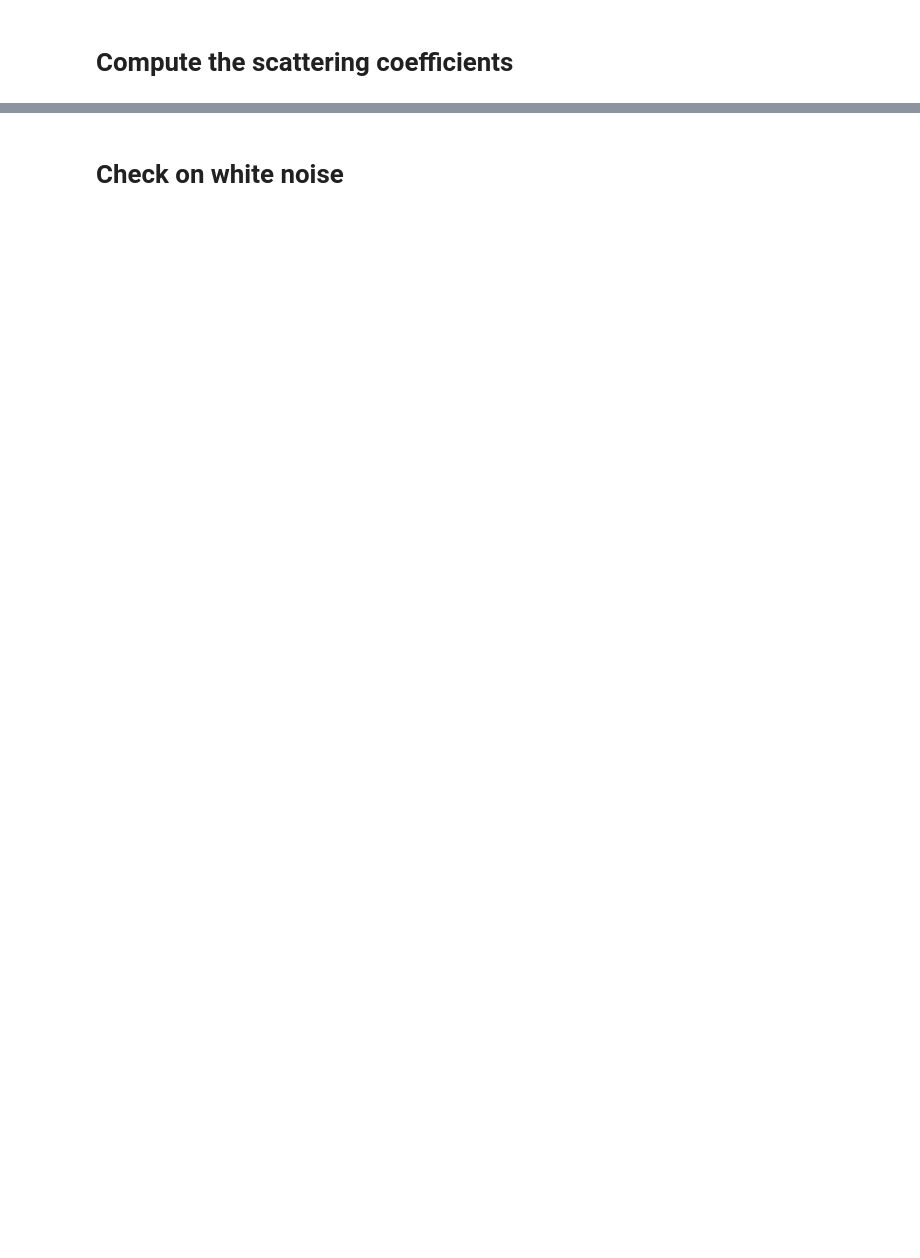
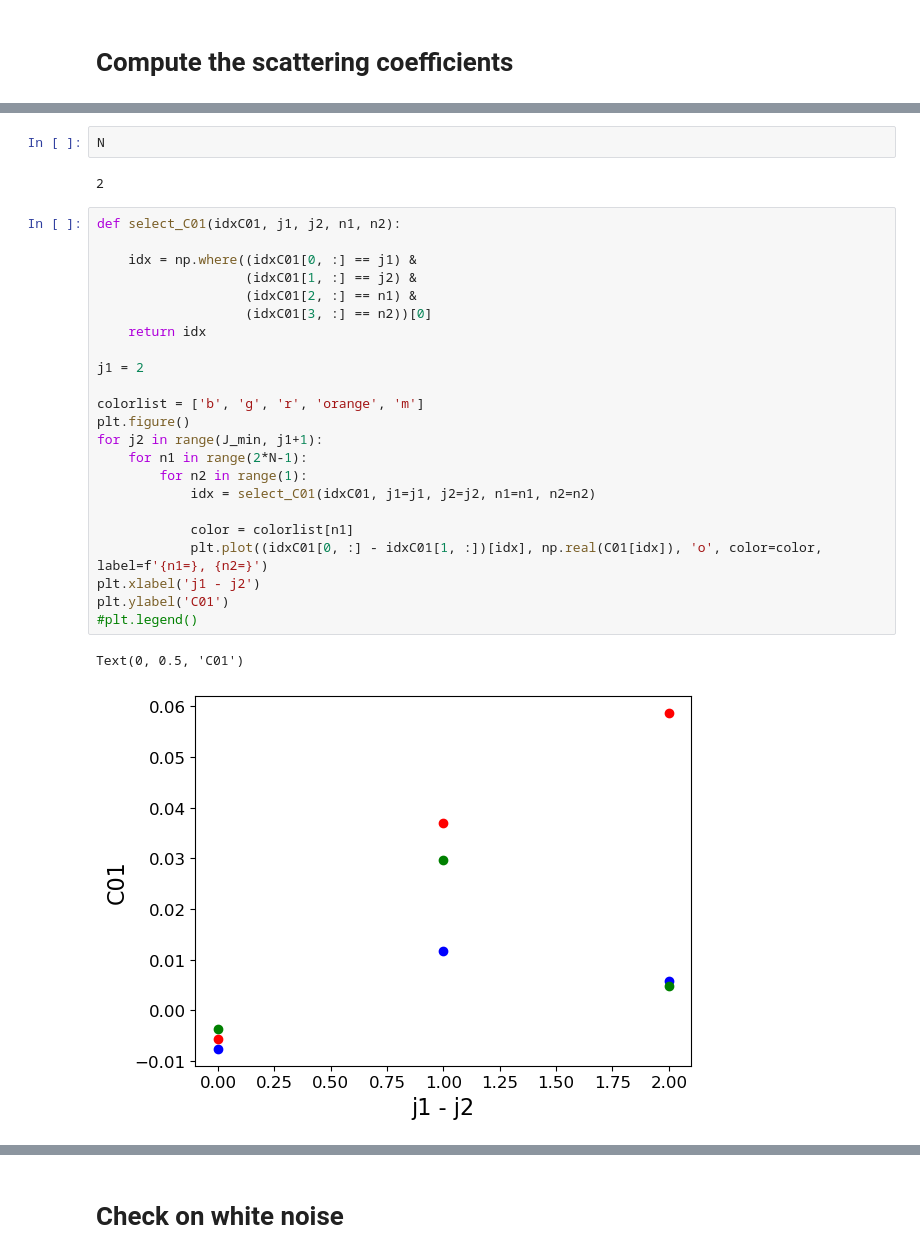
Before and after one commit to mousset/scatcovJAX, a Jupyter notebook: Notebooks/compute_scattering_coeff.ipynb, the cells around one changed output, grey strips where cells are left out. Drawn from its saved outputs; the diff is of its cells as text; blank space fills up the shorter version.

```diff
--- a/Notebooks/compute_scattering_coeff.ipynb
+++ b/Notebooks/compute_scattering_coeff.ipynb
@@ -111,0 +260,30 @@ else:
+# %%
+N
+# %% [output]
+2
+# %%
+def select_C01(idxC01, j1, j2, n1, n2):
+
+    idx = np.where((idxC01[0, :] == j1) &
+                   (idxC01[1, :] == j2) &
+                   (idxC01[2, :] == n1) &
+                   (idxC01[3, :] == n2))[0]
+    return idx
+
+j1 = 2
+
+colorlist = ['b', 'g', 'r', 'orange', 'm']
+plt.figure()
+for j2 in range(J_min, j1+1):
+    for n1 in range(2*N-1):
+        for n2 in range(1):
+            idx = select_C01(idxC01, j1=j1, j2=j2, n1=n1, n2=n2)
+
+            color = colorlist[n1]
+            plt.plot((idxC01[0, :] - idxC01[1, :])[idx], np.real(C01[idx]), 'o', color=color, label=f'{n1=}, {n2=}')
+plt.xlabel('j1 - j2')
+plt.ylabel('C01')
+#plt.legend()
+# %% [output]
+Text(0, 0.5, 'C01')
+[figure, added]
```
Also changed, not shown: parts of 22 cells of this notebook.
